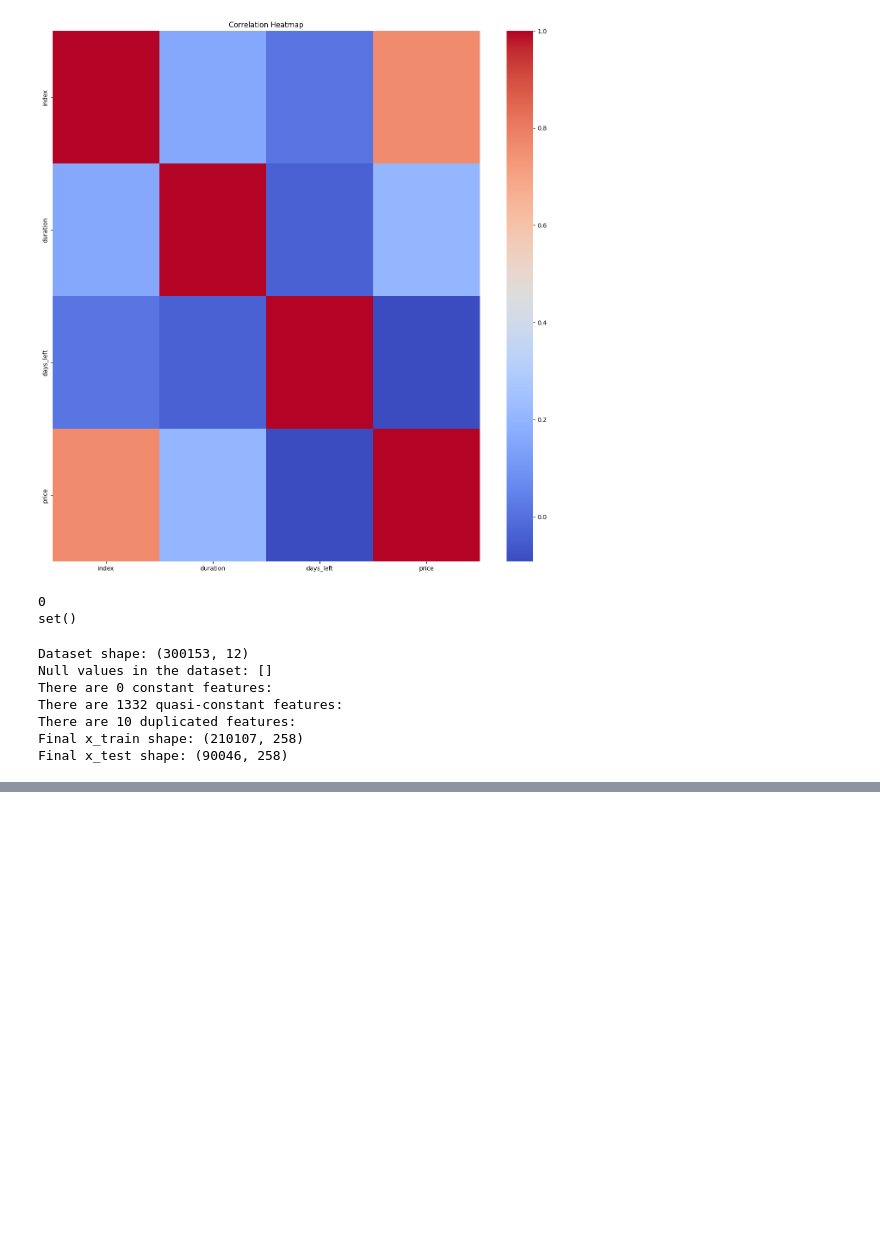
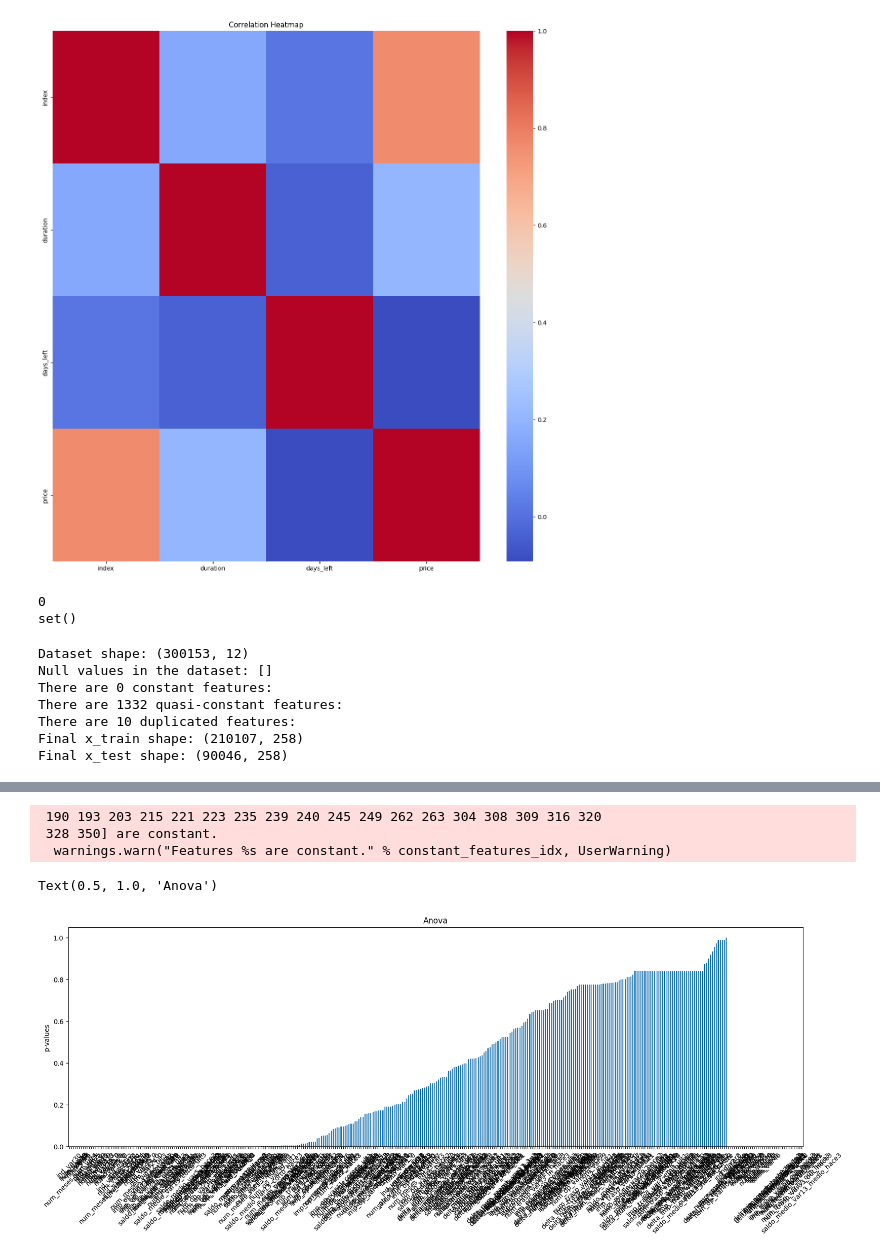
Before and after one commit to ramakrishnabhavana/Bhavana-sML, a Jupyter notebook: ML_Lab.ipynb, the cells around one changed output, grey strips where cells are left out. Drawn from its saved outputs; the diff is of its cells as text; code cells hidden in the pictures; blank space fills up the shorter version.

```diff
--- a/ML_Lab.ipynb
+++ b/ML_Lab.ipynb
@@ -546,0 +549,4 @@ Final x_test shape: (90046, 258)
+# %%
+import pandas as pd
+df = pd.read_csv('/content/drive/MyDrive/Machine Learning /ML LAB /Datasets/Santander Customer Satisfaction_train.csv')
+df.head()
@@ -546,0 +599,4 @@ Final x_test shape: (90046, 258)
+# %%
+categorical = df.select_dtypes(include=['object']).columns
+df = pd.get_dummies(df, columns=categorical, drop_first=True)
+df.head()
@@ -546,0 +611,4 @@ Final x_test shape: (90046, 258)
+# %%
+from sklearn.model_selection import train_test_split
+X_train,X_test,y_train,y_test = train_test_split(df.drop(labels=['TARGET'],axis=1),df['TARGET'],test_size=0.3,random_state=0)
+X_train
@@ -546,0 +629,19 @@ Final x_test shape: (90046, 258)
+# %%
+from sklearn.feature_selection import (
+    f_classif,
+    SelectFpr,
+    SelectKBest,
+)
+import matplotlib.pyplot as plt
+univariate = f_classif(X_train, y_train)
+univariate = pd.Series(univariate[1])
+univariate.index = X_train.columns
+univariate.sort_values(ascending=True).plot.bar(figsize=(20, 6), rot=45)
+plt.ylabel("p-values")
+plt.title("Anova")
+# %% [output]
+ 190 193 203 215 221 223 235 239 240 245 249 262 263 304 308 309 316 320
+ 328 350] are constant.
+  warnings.warn("Features %s are constant." % constant_features_idx, UserWarning)
+Text(0.5, 1.0, 'Anova')
+[figure, added]
```
Also changed, not shown: parts of 15 cells of this notebook.
